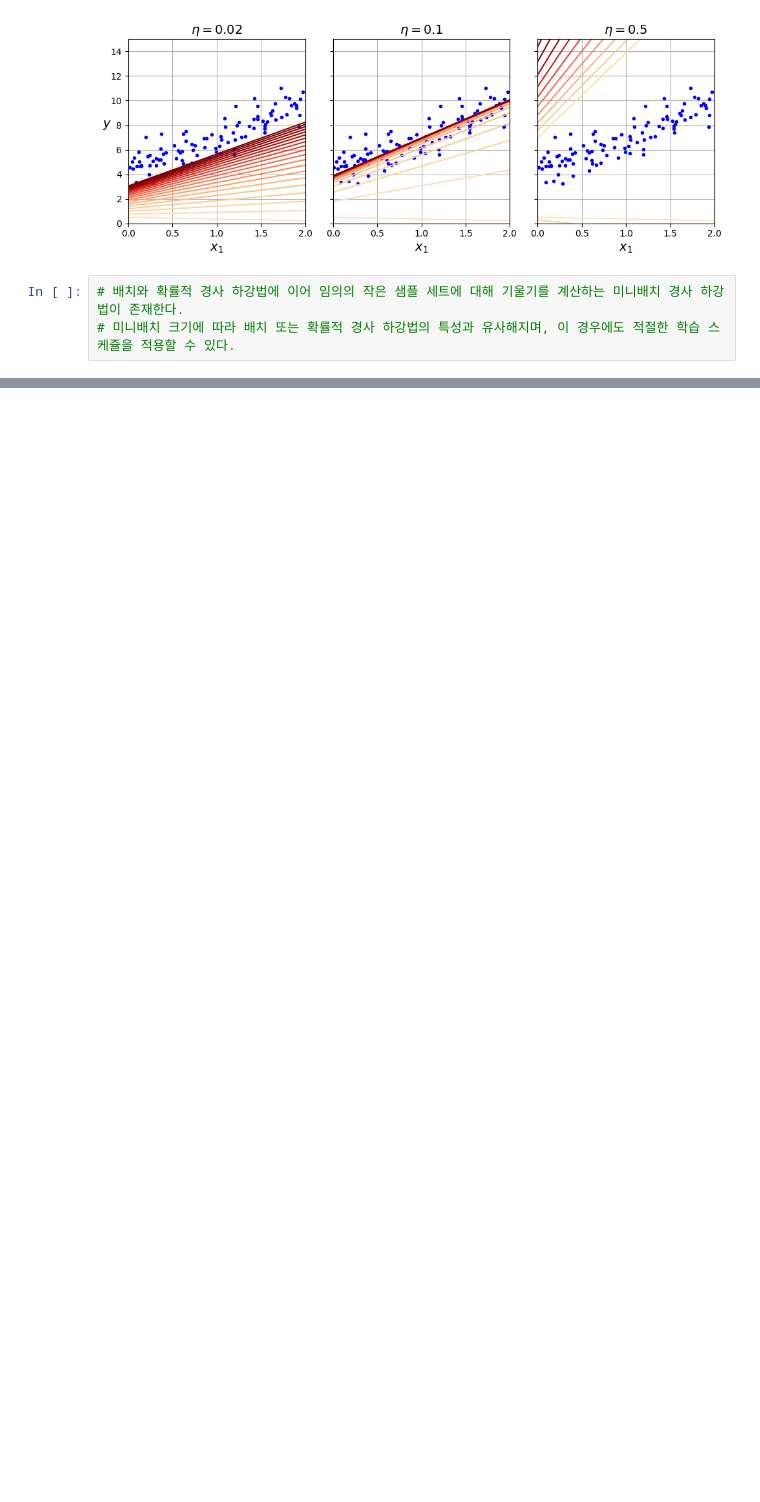
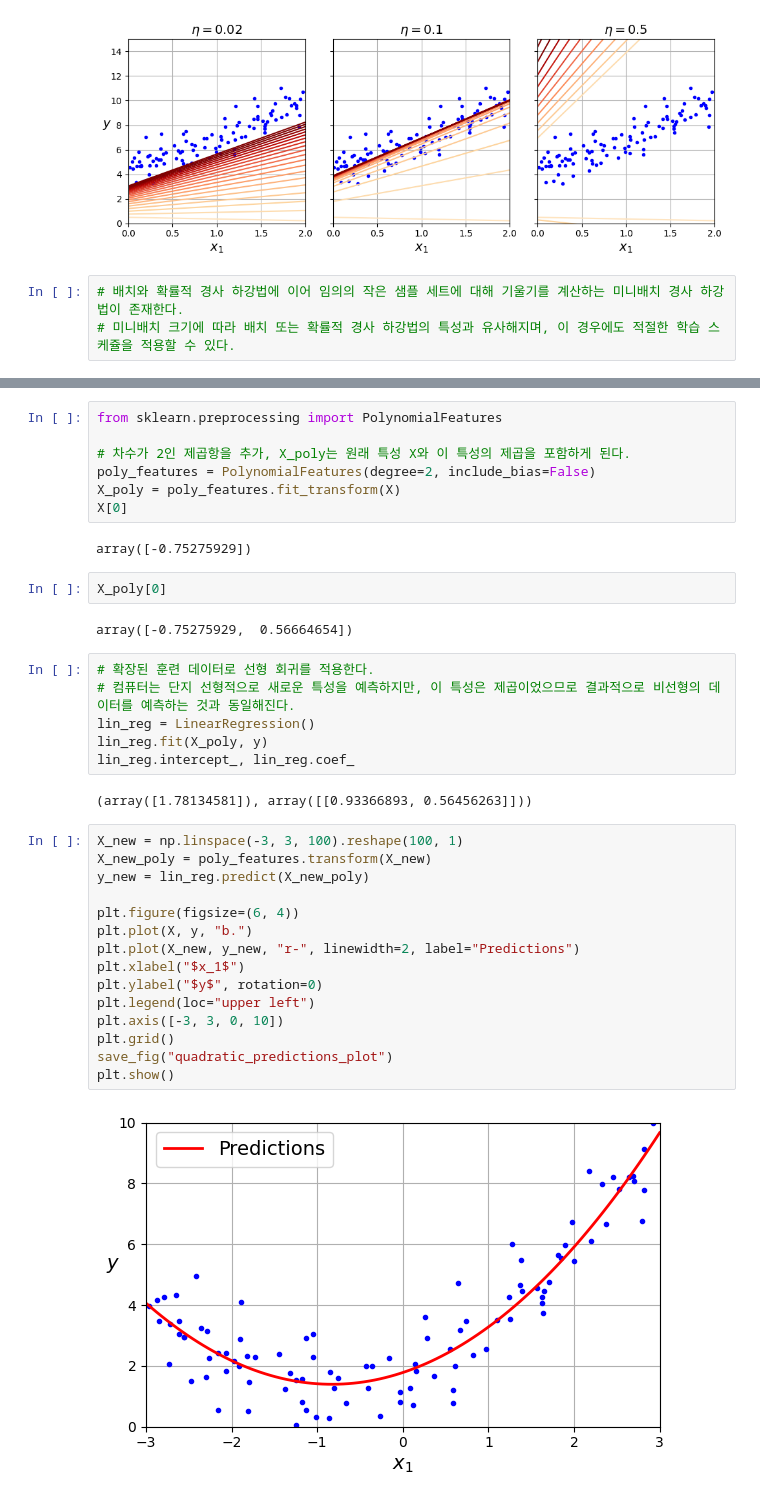
Before and after one commit to jhh0107gsc-hub/study_ml, a Jupyter notebook: 04_training_linear_models.ipynb, the cells around one changed output, grey strips where cells are left out. Cells and saved outputs as stored; diff of their text form; blank space fills up the shorter version.

```diff
--- a/04_training_linear_models.ipynb
+++ b/04_training_linear_models.ipynb
@@ -293,0 +311,38 @@ plt.show()
+# %%
+from sklearn.preprocessing import PolynomialFeatures
+
+# 차수가 2인 제곱항을 추가, X_poly는 원래 특성 X와 이 특성의 제곱을 포함하게 된다.
+poly_features = PolynomialFeatures(degree=2, include_bias=False)
+X_poly = poly_features.fit_transform(X)
+X[0]
+# %% [output]
+array([-0.75275929])
+# %%
+X_poly[0]
+# %% [output]
+array([-0.75275929,  0.56664654])
+# %%
+# 확장된 훈련 데이터로 선형 회귀를 적용한다.
+# 컴퓨터는 단지 선형적으로 새로운 특성을 예측하지만, 이 특성은 제곱이었으므로 결과적으로 비선형의 데이터를 예측하는 것과 동일해진다.
+lin_reg = LinearRegression()
+lin_reg.fit(X_poly, y)
+lin_reg.intercept_, lin_reg.coef_
+# %% [output]
+(array([1.78134581]), array([[0.93366893, 0.56456263]]))
+# %%
+X_new = np.linspace(-3, 3, 100).reshape(100, 1)
+X_new_poly = poly_features.transform(X_new)
+y_new = lin_reg.predict(X_new_poly)
+
+plt.figure(figsize=(6, 4))
+plt.plot(X, y, "b.")
+plt.plot(X_new, y_new, "r-", linewidth=2, label="Predictions")
+plt.xlabel("$x_1$")
+plt.ylabel("$y$", rotation=0)
+plt.legend(loc="upper left")
+plt.axis([-3, 3, 0, 10])
+plt.grid()
+save_fig("quadratic_predictions_plot")
+plt.show()
+# %% [output]
+[figure, added]
```
Also changed, not shown: parts of 3 cells of this notebook.
